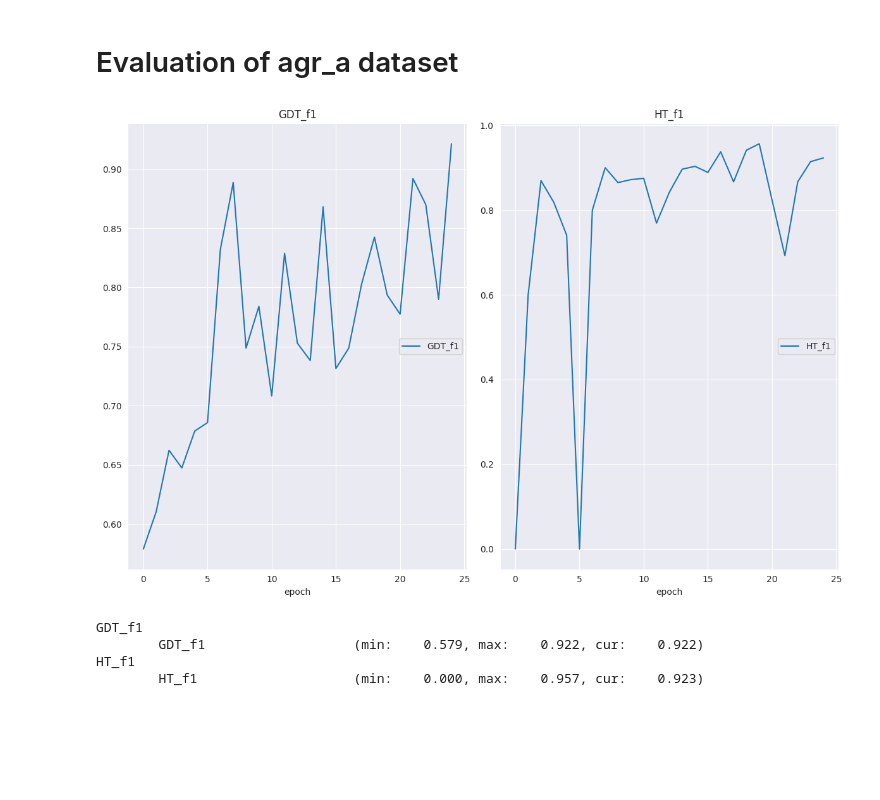
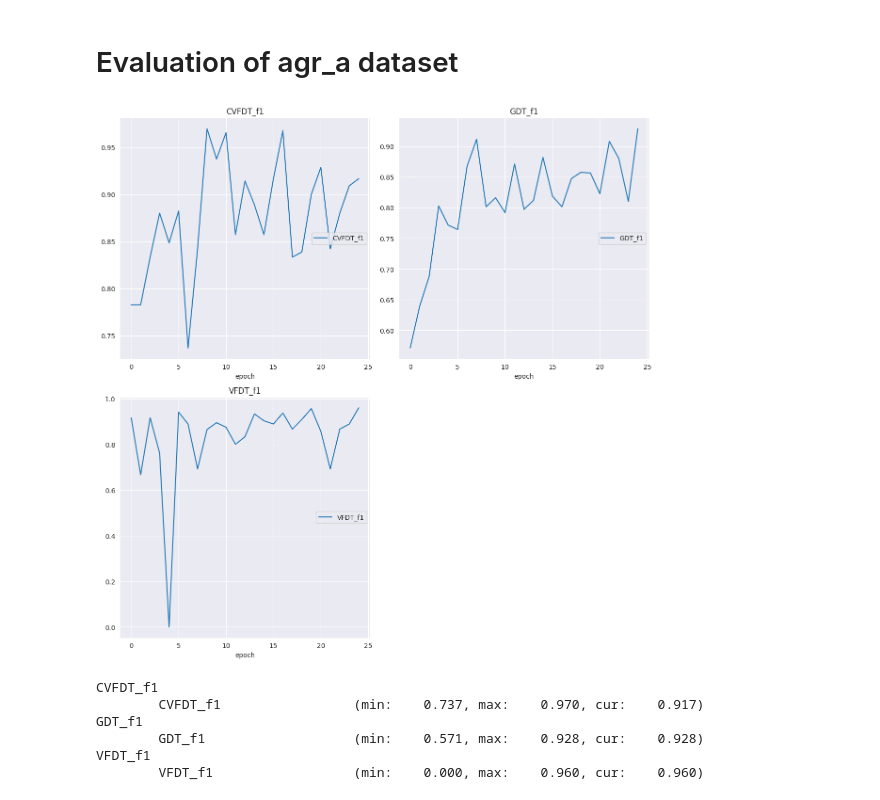
Before and after one commit to Leon209/Thesis, a Jupyter notebook: notebooks/agr_a_Evaluation.ipynb, the cells around one changed output. Cells and saved outputs as stored; diff of their text form; code cells hidden in the pictures; blank space fills up the shorter version.

Commit message:
CVFDT added as benchmark

```diff
--- a/notebooks/agr_a_Evaluation.ipynb
+++ b/notebooks/agr_a_Evaluation.ipynb
@@ -65,7 +65,7 @@ config = {
         'eval_metric_class': ['f1', 'roc_auc'], #f1 accuracy
         'eval_metric_reg': 'r2', #r2 mae
 
-        'max_total_samples': 5000,
+        'max_total_samples': 1000000,
     },
 
     'benchmarks': {
@@ -183,12 +183,14 @@ def split_df_chunks(data_df,chunk_size):
 # Evaluation of agr_a dataset
 # %%
 from skmultiflow.trees import HoeffdingTreeClassifier
+from skmultiflow.trees import HoeffdingAdaptiveTreeClassifier
 from sklearn.metrics import f1_score
 from livelossplot import PlotLosses
 import time
 
 
-classifier = HoeffdingTreeClassifier()
+VFDT_classifier = HoeffdingTreeClassifier()
+CVFDT_classifier = HoeffdingAdaptiveTreeClassifier()
 
 config_training, metrics = prepare_training_for_streams(identifier = 'BIN:agr_a', config = config)
 #load Dataset
@@ -206,6 +208,7 @@ scores_dict = {}
 normalizer_list = []
 scores_GDT_f1 = np.array([])
 scores_VFDT_f1 = np.array([])
+scores_CVFDT_f1 = np.array([])
 
 benchmark_dict_HT = {'y_pred':[],
                  'y_valid':[]}
@@ -242,7 +245,12 @@ preprocessing_time = 0
 GDT_time = 0
 VFDT_time = 0
 training_time = 0
+CVFDT_time = 0
 
+
+
+
+#Start Stream
 
 for i in range(len(X_data_stream)):
     t0 = time.time()
@@ -290,72 +298,71 @@ for i in range(len(X_data_stream)):
     training_time = training_time + t1-t0
 
     ###EVALUATION
-    benchmark_dict_HT['y_test'] =dataset_dict['y_test'].tolist()
+    y_test_data =dataset_dict['y_test'].tolist()
 
     temp_X_train =dataset_dict['X_train'].values
     temp_y_train =dataset_dict['y_train'].values
     temp_X_test = dataset_dict['X_test'].values
 
     t0 = time.time()
     #GDT
     metric = "f1"
     y_test_data = dataset_dict['y_test']
-    benchmark_dict_GDT['y_pred'] = model_dict['GDT'].predict(enforce_numpy(temp_X_test))
-    benchmark_dict_GDT['y_pred'] = np.nan_to_num(benchmark_dict_GDT['y_pred'])
-    y_test = np.round(benchmark_dict_GDT['y_pred'])
-    GDT_f1 = sklearn.metrics.get_scorer(metric)._score_func(benchmark_dict_HT['y_test'], y_test, average='weighted')
+    y_pred_GDT = model_dict['GDT'].predict(enforce_numpy(temp_X_test))
+    y_pred_GDT = np.nan_to_num(y_pred_GDT)
+    y_pred_GDT = np.round(y_pred_GDT)
+    GDT_f1 = sklearn.metrics.get_scorer(metric)._score_func(y_pred_GDT, y_test, average='weighted')
 
     t1 = time.time()
     GDT_time = GDT_time + t1-t0
 
 
     #VFDT
     t0 = time.time()
-    benchmark_dict_HT['y_pred'] = []
+    y_pred_VFDT = []
+    for i in range(0, len(dataset_dict['X_train'])):
+        VFDT_classifier.partial_fit(np.array([temp_X_train[i]], np.float64), np.array([temp_y_train[i]], np.float64))
     for i in range(0, len(dataset_dict['X_test'])):
-        benchmark_dict_HT['y_pred'].append(classifier.predict(np.array([temp_X_test[i]], np.float64))[0])
-    for i in range(0, len(dataset_dict['X_train'])):
-        classifier.partial_fit(np.array([temp_X_train[i]], np.float64), np.array([temp_y_train[i]], np.float64))
-
-    print("Hoeffding score: " + str(f1_score(benchmark_dict_HT['y_test'],benchmark_dict_HT['y_pred'])))
-    VFDT_f1 = f1_score(benchmark_dict_HT['y_test'],benchmark_dict_HT['y_pred'])
-
+        y_pred_VFDT.append(VFDT_classifier.predict(np.array([temp_X_test[i]], np.float64))[0])
+    VFDT_f1 = f1_score(y_test_data, y_pred_VFDT)
     t1 = time.time()
     VFDT_time = VFDT_time + t1-t0
 
-    plotlosses_benchmark.update({'GDT_f1': GDT_f1,'HT_f1': VFDT_f1})
+    #CVFDT
+    t0 = time.time()
+    y_pred_CVFDT = []
+    for i in range(0, len(dataset_dict['X_train'])):
+        CVFDT_classifier.partial_fit(np.array([temp_X_train[i]], np.float64), np.array([temp_y_train[i]], np.float64))
+    for i in range(0, len(dataset_dict['X_test'])):
+        y_pred_CVFDT.append(CVFDT_classifier.predict(np.array([temp_X_test[i]], np.float64))[0])
+    CVFDT_f1 = f1_score(y_test_data, y_pred_CVFDT)
+    t1 = time.time()
+    CVFDT_time = VFDT_time + t1-t0
+
+
+    plotlosses_benchmark.update({'GDT_f1': GDT_f1,'VFDT_f1': VFDT_f1, 'CVFDT_f1':CVFDT_f1})
     plotlosses_benchmark.send()
 
 
-    scores_GDT_f1 = np.append(scores_GDT_f1,GDT_f1)
-    scores_VFDT_f1 = np.append(scores_VFDT_f1,VFDT_f1)
+    scores_GDT_f1 = np.append(scores_GDT_f1, GDT_f1)
+    scores_VFDT_f1 = np.append(scores_VFDT_f1, VFDT_f1)
+    scores_CVFDT_f1 = np.append(scores_CVFDT_f1, CVFDT_f1)
 
 
 
-
-    #model_dict['sklearn'] = DecisionTreeClassifier(max_depth=config_training['gdt']['depth'],
-     #                                     random_state=config_training['computation']['random_seed'])
-
-    #model_dict['sklearn'].fit(dataset_dict['X_train'],
-    #                          dataset_dict['y_train'])
-
-
-    # model_dict['GeneticTree'] = GeneticTree()
-    # model_dict['GeneticTree'] = model_dict['GeneticTree'].fit(dataset_dict['X_train'].values,
-    #                                                           dataset_dict['y_train'].values)
 
     #scores_dict['GDT'] = calculate_scores(model_dict = model_dict,
      #                              dataset_dict = dataset_dict,
       #                             scores_dict = prepare_score_dict(config=config_training),
        #                            metrics = metrics)
-
-#model.set_params(**config_training['gdt'])
 # %% [output]
-[figure, old version]
+[figure, new version]
+CVFDT_f1
+        CVFDT_f1                 (min:    0.737, max:    0.970, cur:    0.917)
 GDT_f1
-        GDT_f1                   (min:    0.579, max:    0.922, cur:    0.922)
-HT_f1
-        HT_f1                    (min:    0.000, max:    0.957, cur:    0.923)
+        GDT_f1                   (min:    0.571, max:    0.928, cur:    0.928)
+VFDT_f1
+        VFDT_f1                  (min:    0.000, max:    0.960, cur:    0.960)
 # %%
 #Plot results
 X = np.arange(0, len(scores_GDT_f1), 1)
```
Also changed, not shown: parts of 1 cell of this notebook.
